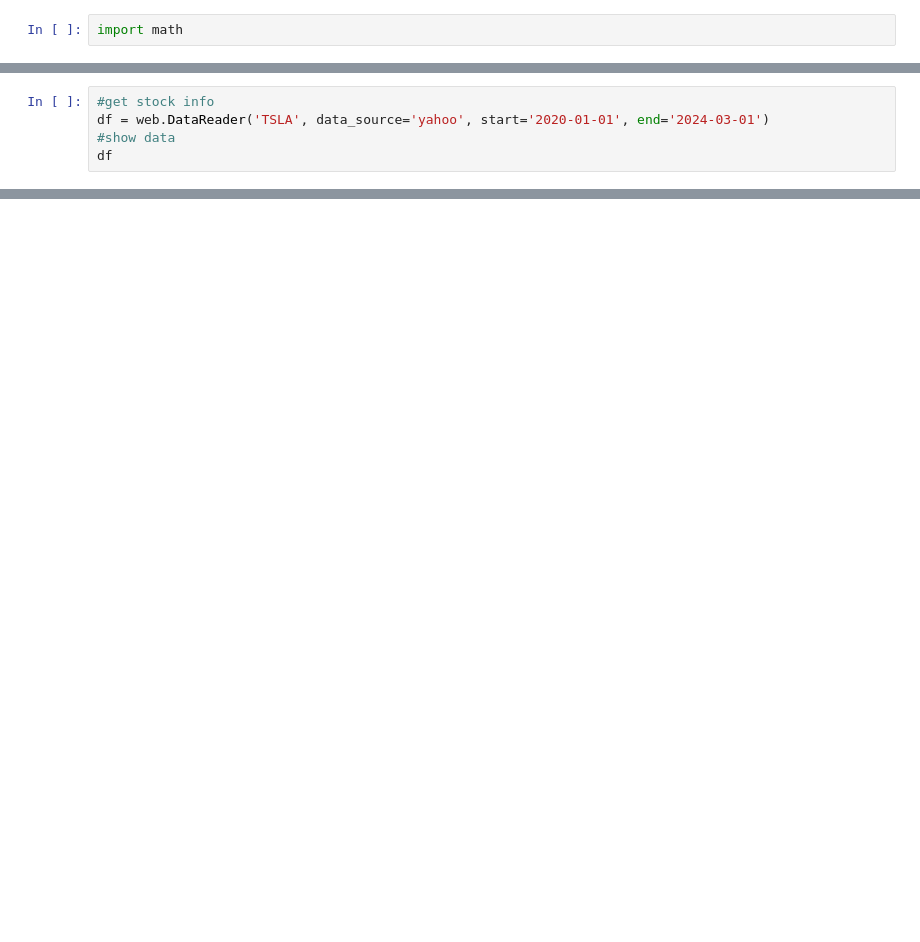
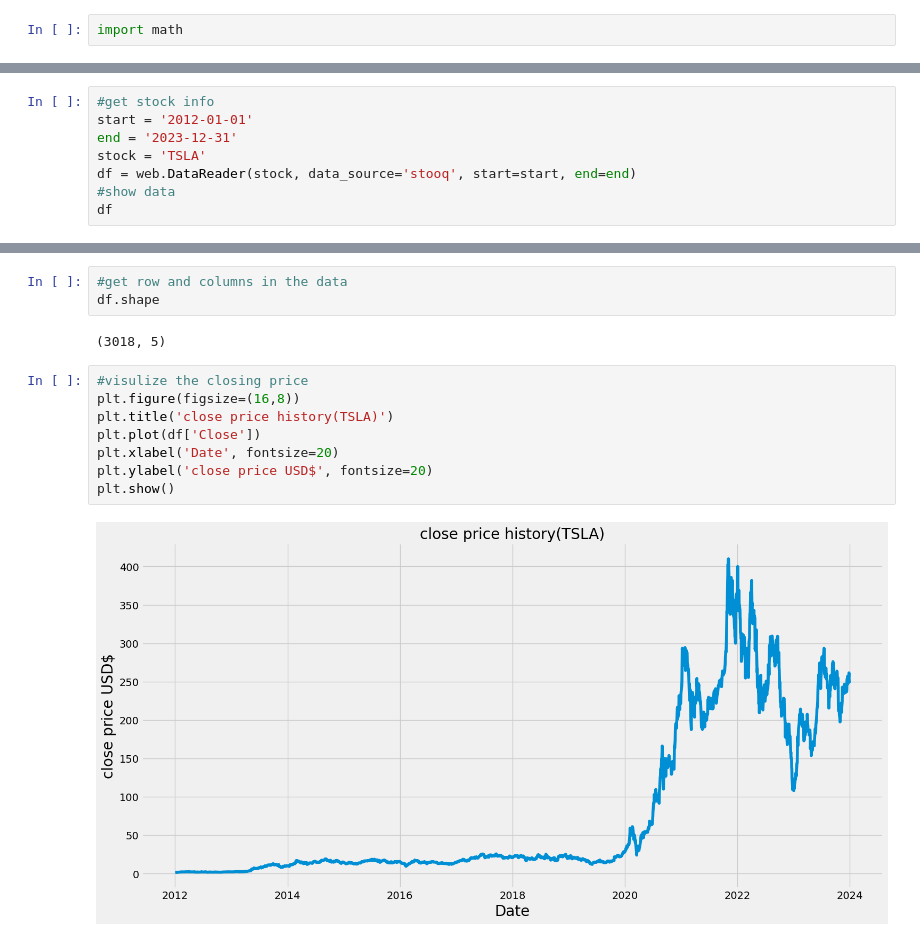
Before and after one commit to jeff0908/stock_predict, a Jupyter notebook: stock_prediction.ipynb, the cells around one changed output, grey strips where cells are left out. Saved outputs shown, nothing was run; the diff lists cells and outputs as text; blank space fills up the shorter version.

```diff
--- a/stock_prediction.ipynb
+++ b/stock_prediction.ipynb
@@ -15,6 +29,9 @@ plt.style.use('fivethirtyeight')
 # %%
 #get stock info
-df = web.DataReader('TSLA', data_source='yahoo', start='2020-01-01', end='2024-03-01')
+start = '2012-01-01'
+end = '2023-12-31'
+stock = 'TSLA'
+df = web.DataReader(stock, data_source='stooq', start=start, end=end)
 #show data
 df
 # %% [output]
@@ -21,0 +52,15 @@ TypeError: string indices must be integers
+# %%
+#get row and columns in the data
+df.shape
+# %% [output]
+(3018, 5)
+# %%
+#visulize the closing price
+plt.figure(figsize=(16,8))
+plt.title('close price history(TSLA)')
+plt.plot(df['Close'])
+plt.xlabel('Date', fontsize=20)
+plt.ylabel('close price USD$', fontsize=20)
+plt.show()
+# %% [output]
+[figure, added]
```
Also changed, not shown: parts of 2 cells of this notebook.
